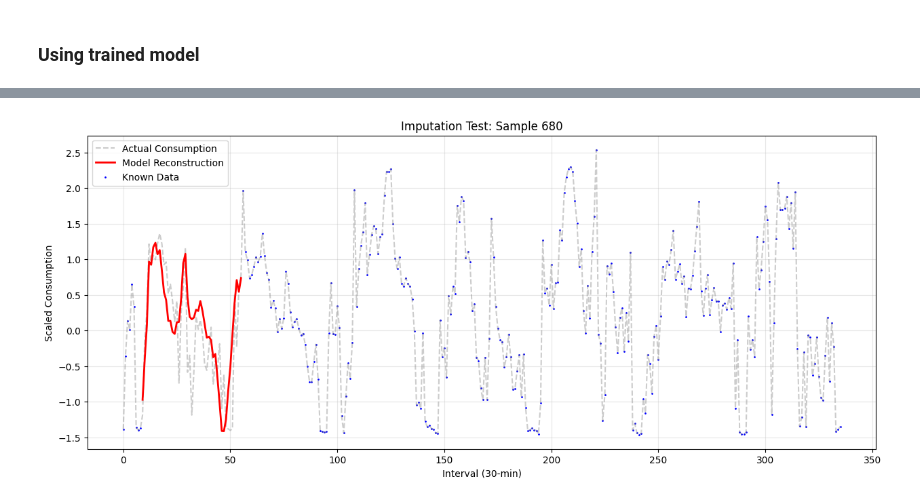
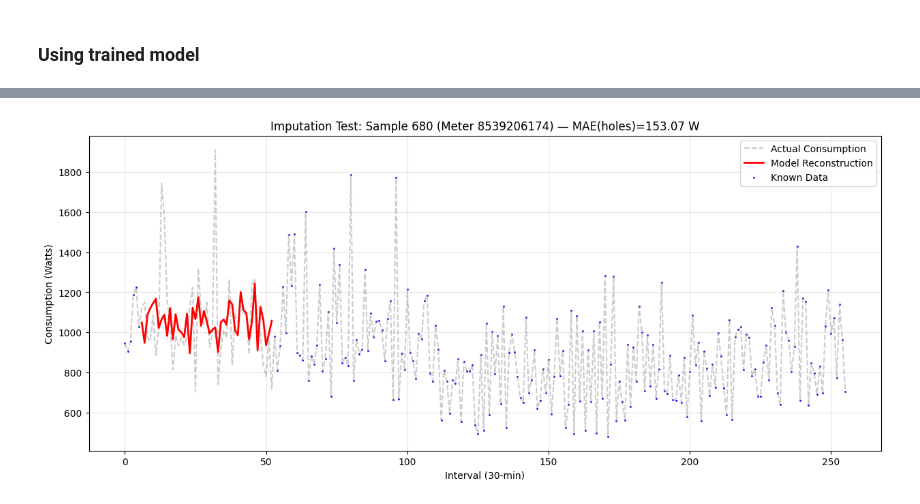
Before and after one commit to Sr-santi/seq2seq_electric_curves_reconstruction, a Jupyter notebook: customer_electricity_consumption_challenge.ipynb, the cells around one changed output, grey strips where cells are left out. Cells and saved outputs as stored; diff of their text form; code cells hidden in the pictures.

```diff
--- a/customer_electricity_consumption_challenge.ipynb
+++ b/customer_electricity_consumption_challenge.ipynb
@@ -692,6 +703,7 @@ class EnergySeriesDataset(Dataset):
         self.gap_len = gap_len
         self.num_meters = self.meter_data.shape[1]
         self.total_time = self.meter_data.shape[0]
+        self.meter_names = meter_df.columns.tolist()
 
         # Samples per meter: total steps minus context (window) and target (window)
         self.samples_per_meter = ((self.total_time - self.window_size) // self.stride) + 1
@@ -726,9 +738,13 @@ class EnergySeriesDataset(Dataset):
 
         x = np.column_stack([holed_input, mask, grid_window])
 
+        meter_name = self.meter_names[meter_idx]
+
+        # we added meter name - jsut in case
         return (torch.tensor(x),
                 torch.tensor(target_seq).unsqueeze(-1),
-                torch.tensor(mask).unsqueeze(-1))
+                torch.tensor(mask).unsqueeze(-1),
+                meter_name)
 
 print('EnergySeriesDataset class updated to handle multiple grid and cyclical features.')
 # %% [output]
@@ -964,7 +1079,9 @@ class UpdateLRCallback(Callback):
 # This will save logs to ./checkpoints/lightning_logs/
 logger = TensorBoardLogger(save_dir=SAVE_DIR, name="lightning_logs")
 
-WINDOW_SIZE = 336
+# Previous value 336
+# Now we are using 256 to take advantage of the GPU memory and compute the fft 16-bit
+WINDOW_SIZE = 256
 
 checkpoint_callback = ModelCheckpoint(
     dirpath=SAVE_DIR,
@@ -995,7 +1112,8 @@ dm = EnergyDataModule(
     batch_size=512,
     window_size=WINDOW_SIZE,
     gap_len=48,
-    train_fraction=0.2  # if you want to train on 50% of data
+    train_fraction=0.5,  # if you want to train on 50% of data
+    num_workers=8
 )
 
 dm.setup()
@@ -1007,8 +1125,8 @@ steps_per_epoch = len(dm.train_dataloader())
 # we will use a window size of 144 (3 days) instead of 336 (7 days)
 model = EnergyImputerModel(
     input_dim=8, d_model=128, window_size=WINDOW_SIZE,
-    num_layers=4, lr=1e-4, weight_decay=1e-4, dropout=0.25,
-    steps_per_epoch=steps_per_epoch,
+    num_layers=4, lr=3e-4, weight_decay=1e-4, dropout=0.2,
+    steps_per_epoch=steps_per_epoch, spectral_weight=0.05,
     # use_residual=False
 )
 
@@ -1210,43 +1325,75 @@ EnergyImputerModel(
 )
 # %%
 import matplotlib.pyplot as plt
+import numpy as np
+import torch
 
-def plot_reconstruction_test(model, dataset, device, sample_idx=500):
+def plot_reconstruction_test_v12(model, dataset, device, scaler, all_columns, sample_idx=500):
+    model = model.to(device)
     model.eval()
+
     with torch.no_grad():
-        x, y, mask = dataset[sample_idx]
+        x, y, mask, meter_name = dataset[sample_idx]
+        global_col_idx = all_columns.get_loc(meter_name)
         x_batch = x.unsqueeze(0).to(device)
 
         # Get prediction
-        pred = model(x_batch).cpu().squeeze() # [336]
-        y_true = y.squeeze() # [336]
-        mask_bool = mask.squeeze().bool() # True where data is known, False where hole is
+        pred = model(x_batch).cpu().squeeze().numpy() # [WINDOW_SIZE]
+        y_true = y.squeeze().numpy()
+
+        # Helper to handle the "57,135 columns" requirement of the scaler
+        def inverse_scale_single_meter(data, col_idx, scaler_obj):
+            # Create a dummy container of shape (WINDOW_SIZE, TOTAL_METERS)
+            dummy = np.zeros((len(data), scaler_obj.n_features_in_))
+            # Put our predicted values into the specific column for this meter
+            dummy[:, col_idx] = data
+            # Inverse transform the whole block, then take just our column back
+            inv_data = scaler_obj.inverse_transform(dummy)[:, col_idx]
+            # Reverse the Log1p
+            return torch.tensor(np.expm1(inv_data))
+
+        # Apply the fix
+        pred_final = inverse_scale_single_meter(pred, global_col_idx, scaler)
+        y_true_final = inverse_scale_single_meter(y_true, global_col_idx, scaler)
+
+        mask_bool = mask.squeeze().bool()
+
+        hole_mask = ~mask_bool
+        if hole_mask.any():
+            mae_holes = torch.mean(
+                torch.abs(pred_final[hole_mask].float() - y_true_final[hole_mask].float())
+            ).item()
+        else:
+            mae_holes = float("nan")
 
         plt.figure(figsize=(15, 6))
 
-        # 1. Plot the ground truth (what it SHOULD look like)
-        plt.plot(y_true, label='Actual Consumption', color='gray', alpha=0.4, linestyle='--')
+        # 1. Plot the ground truth
+        plt.plot(y_true_final, label='Actual Consumption', color='gray', alpha=0.4, linestyle='--')
 
         # 2. Plot the reconstruction ONLY in the hole
-        # We use ~mask_bool to select the indices where the hole was
         hole_indices = torch.where(~mask_bool)[0]
-        plt.plot(hole_indices, pred[hole_indices], label='Model Reconstruction', color='red', linewidth=2)
+        plt.plot(hole_indices, pred_final[hole_indices], label='Model Reconstruction', color='red', linewidth=2)
 
-        # 3. Plot the known data around the hole
+        # 3. Plot the known data
         known_indices = torch.where(mask_bool)[0]
-        plt.scatter(known_indices, y_true[known_indices], s=1, color='blue', label='Known Data')
+        plt.scatter(known_indices, y_true_final[known_indices], s=1, color='blue', label='Known Data')
 
-        plt.title(f"Imputation Test: Sample {sample_idx}")
+        plt.title(
+            f"Imputation Test: Sample {sample_idx} (Meter {meter_name}) — MAE(holes)={mae_holes:.2f} W"
+        )
         plt.xlabel("Interval (30-min)")
-        plt.ylabel("Scaled Consumption")
+        plt.ylabel("Consumption (Watts)")
         plt.legend()
         plt.grid(True, alpha=0.3)
         plt.show()
 
-# Run it for a few different samples
+# To run it correctly, you need the column index of the meter you're plotting.
+# Assuming val_ids[0] is the column name for sample 680:
 dm.setup()
 val_dataset = dm.val_dataset
-plot_reconstruction_test(model_lstm_imputer, val_dataset, device, sample_idx=680)
-plot_reconstruction_test(model_lstm_imputer, val_dataset, device, sample_idx=1000)
+
+plot_reconstruction_test_v12(model, val_dataset, device, scaler_all, sample_idx=680, all_columns=df_scaled_all.columns)
+plot_reconstruction_test_v12(model, val_dataset, device, scaler_all, sample_idx=1000, all_columns=df_scaled_all.columns)
 # %% [output]
-[figure, old version]
+[figure, new version]
```
Also changed, not shown: parts of 14 cells of this notebook, 1 other file.
